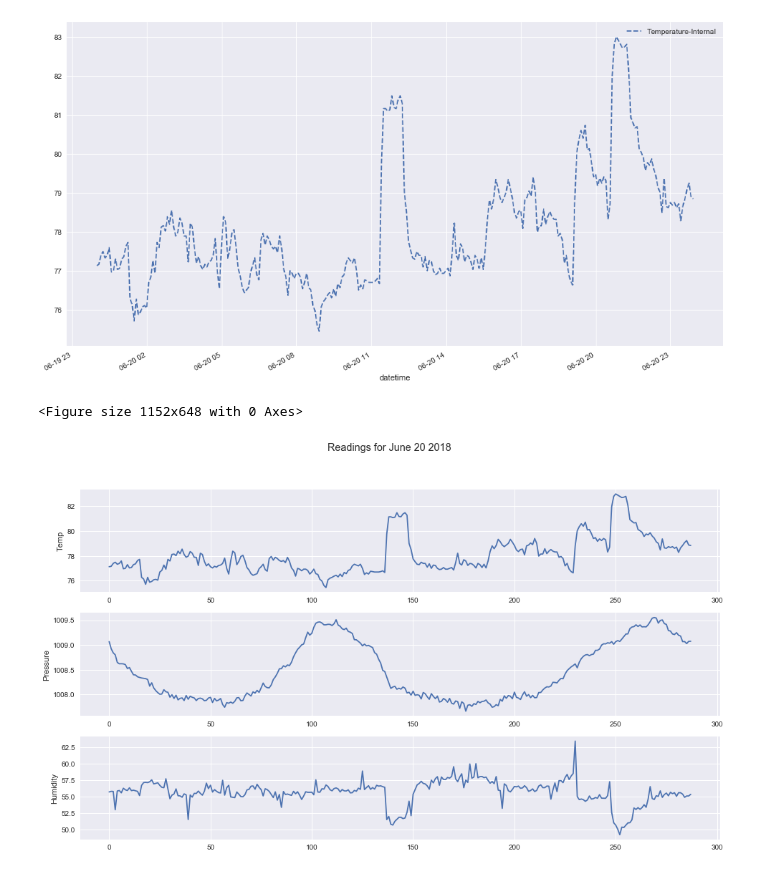
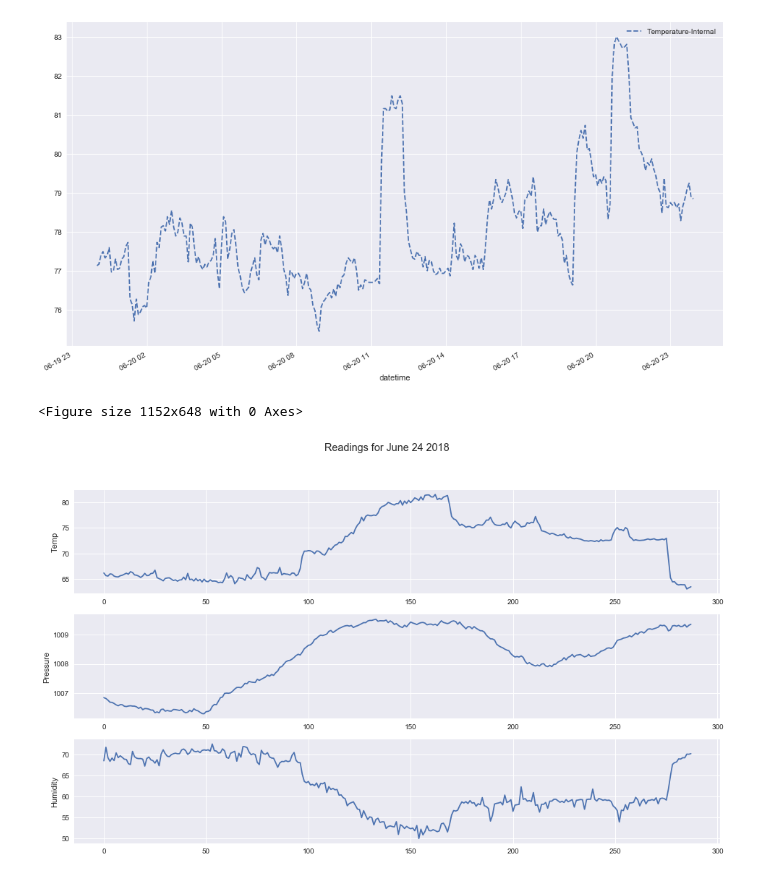
Before and after one commit to jaimevirgen/TFNotebooks, a Jupyter notebook: Notebooks/ChartTemp/ChartTemp.ipynb, the cells around one changed output. Saved outputs shown, nothing was run; the diff lists cells and outputs as text; code cells hidden in the pictures.

```diff
--- a/Notebooks/ChartTemp/ChartTemp.ipynb
+++ b/Notebooks/ChartTemp/ChartTemp.ipynb
@@ -18,34 +18,38 @@ plt.savefig('/Users/jaimevirgen/Code/Repos/TFNotebooks/Notebooks/ChartTemp/Chart
 # %%
 import matplotlib.pyplot as plt
 import matplotlib.dates as mdates
 import pandas as pd
 import seaborn as sns
 
 sns.set(rc={"figure.figsize": (16, 9)})
 
 plt.figure()
 f, axes = plt.subplots(3, 1)
-f.suptitle('Readings for June 20 2018')
+f.suptitle('Readings for June 24 2018')
 
-filePath = '/Users/jaimevirgen/Code/Repos/TFNotebooks/Notebooks/ChartTemp/Data/20180620.csv'
+filePath = '/Users/jaimevirgen/Code/Repos/TFNotebooks/Notebooks/ChartTemp/Data/20180624.csv'
 
 df = pd.read_csv(filePath, parse_dates=['datetime'], usecols=['datetime', 'Temperature-Internal','Humidity', 'Pressure'])
 
-x = df['datetime']
+
+x = pd.to_datetime(df['datetime'], format='%Y-%m-%d %H:%M:%S.%f')
+
+# x = df['datetime']
 y1 = df['Temperature-Internal']
 y2 = df['Pressure']
 y3 = df['Humidity']
 
-p1 = df['Temperature-Internal'].plot(ax=axes[0])
+
+p1 = df['Temperature-Internal'].plot(x=x, ax=axes[0])
 axes[0].set_ylabel('Temp')
 
 p2 = df['Pressure'].plot(ax=axes[1])
 axes[1].set_ylabel('Pressure')
 
 p3 = df['Humidity'].plot(ax=axes[2])
 axes[2].set_ylabel('Humidity')
 
-plt.savefig('/Users/jaimevirgen/Code/Repos/TFNotebooks/Notebooks/ChartTemp/20180620')
+plt.savefig('/Users/jaimevirgen/Code/Repos/TFNotebooks/Notebooks/ChartTemp/20180624')
 # %% [output]
 <Figure size 1152x648 with 0 Axes>
-[figure, old version]
+[figure, new version]
```
Also changed, not shown: 6 other files.
